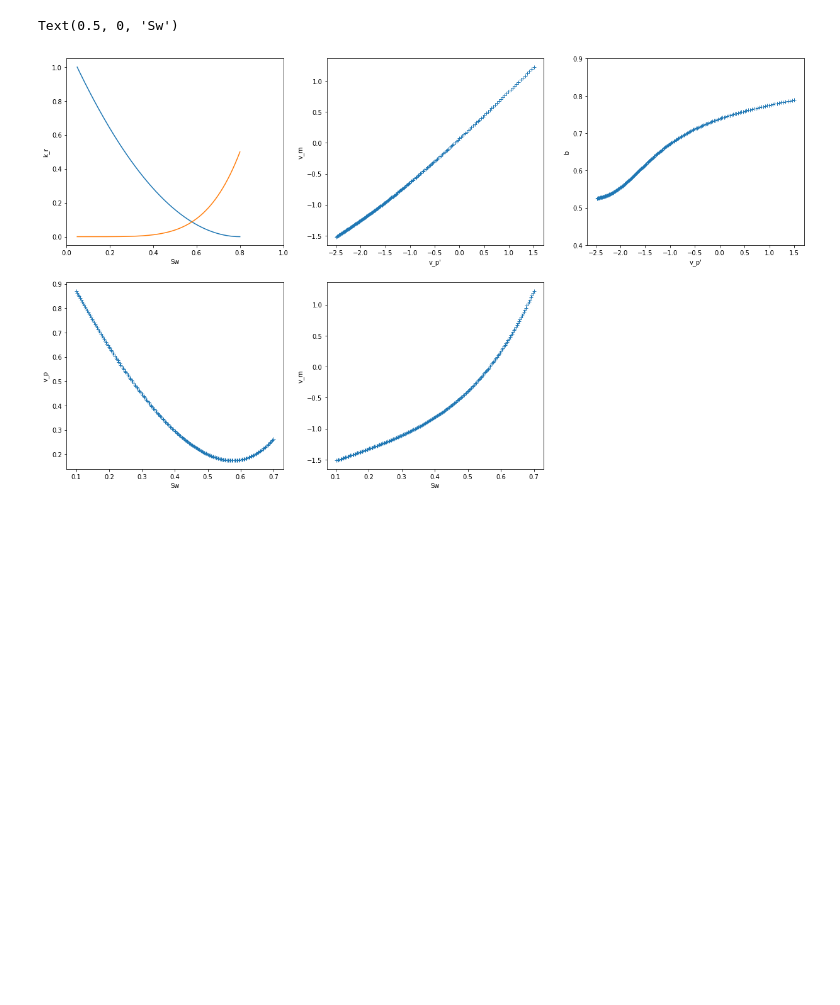
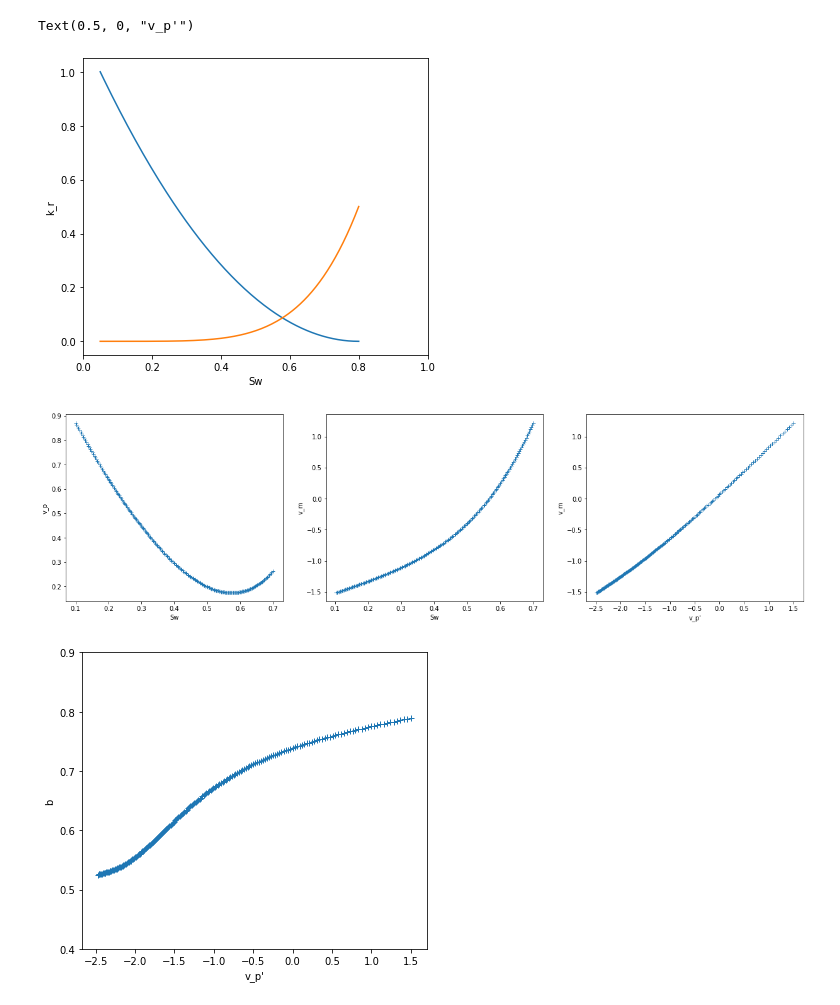
Before and after one commit to thomaram/Co-moving-velocity, a Jupyter notebook: co_move_velocity_plt.ipynb, the cells around one changed output. Drawn from its saved outputs; the diff is of its cells as text; code cells hidden in the pictures; blank space fills up the shorter version.

Commit message:
Rearrange figure order

```diff
--- a/co_move_velocity_plt.ipynb
+++ b/co_move_velocity_plt.ipynb
@@ -39,46 +39,50 @@ sw2 = np.linspace(1-Sorw, Swi, 200)
 
 
 v_p = (krw_Corey(sw, corey_exp_water, Swi, Sorw, kr0_water)/visc_water +
        kro_Corey(sw, corey_exp_oil, Swi, Sorw, kr0_oil)/visc_oil)
 dv_p = np.diff(v_p)/np.diff(sw)
 
 v_m = (sw[:-1] / visc_water * (np.diff(krw_Corey(sw, corey_exp_water, Swi, Sorw, kr0_water) / sw) / np.diff(sw)) +
         (1-sw[:-1]) / visc_oil * (np.diff(kro_Corey(sw, corey_exp_oil, Swi, Sorw, kr0_oil) / (1-sw)) / np.diff(sw)))
 
 dv_m = np.diff(v_m)/np.diff(dv_p)
 
 
 plt.figure(figsize=(21,12))
 plt.subplot(231)
 plt.plot(sw2, kro_Corey(sw2, corey_exp_oil, Swi, Sorw, kr0_oil))
 plt.plot(sw2, krw_Corey(sw2, corey_exp_water, Swi, Sorw, kr0_water))
 plt.xlim(0,1)
 plt.ylabel("k_r")
 plt.xlabel("Sw")
 
+plt.figure(figsize=(21,12))
+plt.subplot(231)
+plt.plot(sw, v_p, '+')
+plt.ylabel("v_p")
+plt.xlabel("Sw")
+
 plt.subplot(232)
+plt.plot(sw[:-1], v_m, '+')
+plt.ylabel("v_m")
+plt.xlabel("Sw")
+
+plt.subplot(233)
 plt.plot(dv_p, v_m, '+')
 plt.ylabel("v_m")
 plt.xlabel("v_p'")
 
-plt.subplot(233)
+plt.figure(figsize=(21,12))
+plt.subplot(231)
 plt.plot(dv_p[:-1], dv_m, '+')
 plt.ylim(0.4,0.9)
 plt.ylabel("b")
 plt.xlabel("v_p'")
-
-plt.subplot(235)
-plt.plot(sw[:-1], v_m, '+')
-plt.ylabel("v_m")
-plt.xlabel("Sw")
-
-plt.subplot(234)
-plt.plot(sw, v_p, '+')
-plt.ylabel("v_p")
-plt.xlabel("Sw")
 # %% [output]
-Text(0.5, 0, 'Sw')
+Text(0.5, 0, "v_p'")
-[figure, old version]
+[figure, new version]
+[figure, added]
+[figure, added]
 # %%
 ## LET parameterization
 ## https://frode54.wordpress.com/wp-content/uploads/2018/03/sca2005-32-kr-lomeland-et-al.pdf
```
Also changed, not shown: parts of 1 cell of this notebook.
